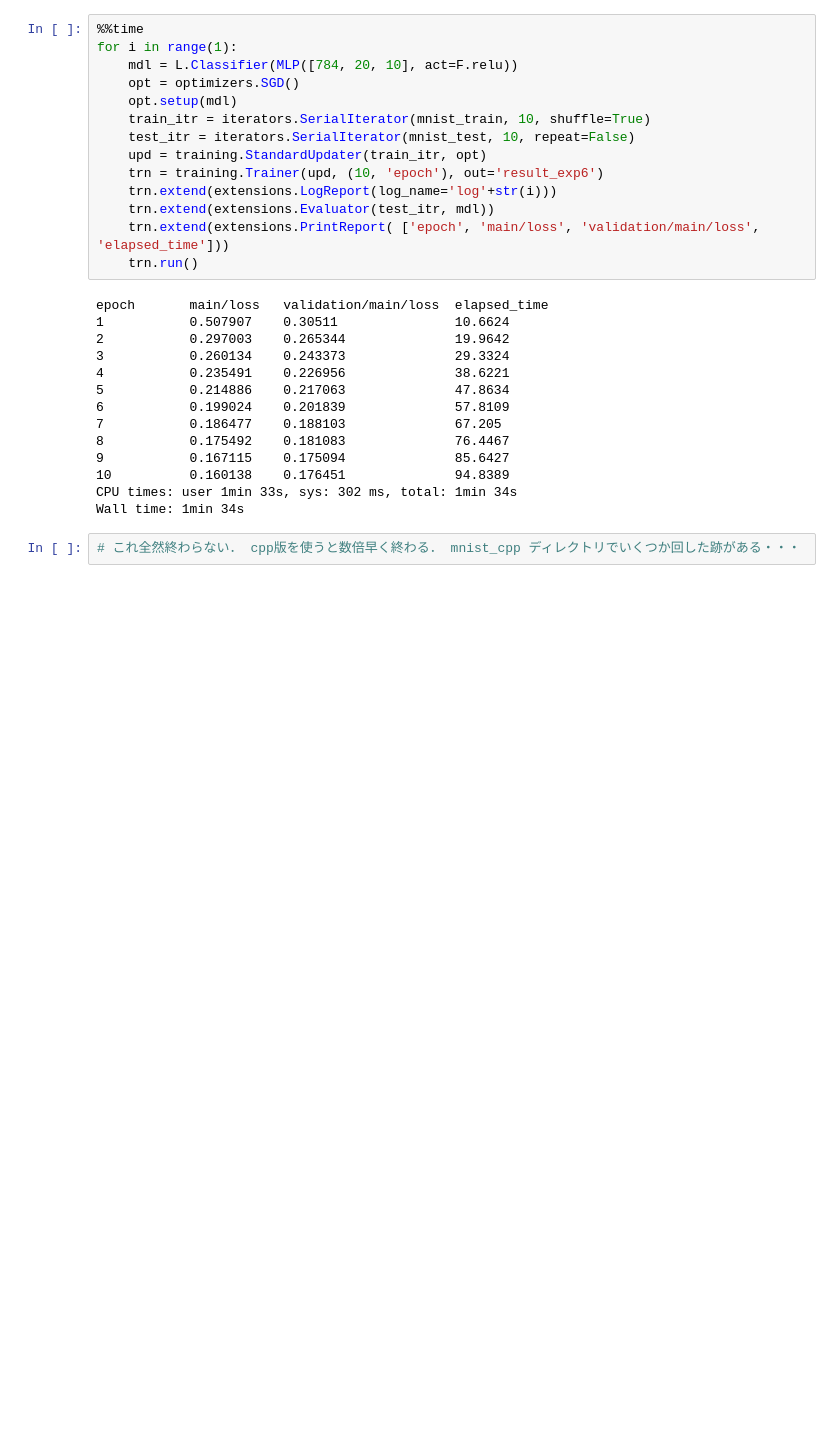
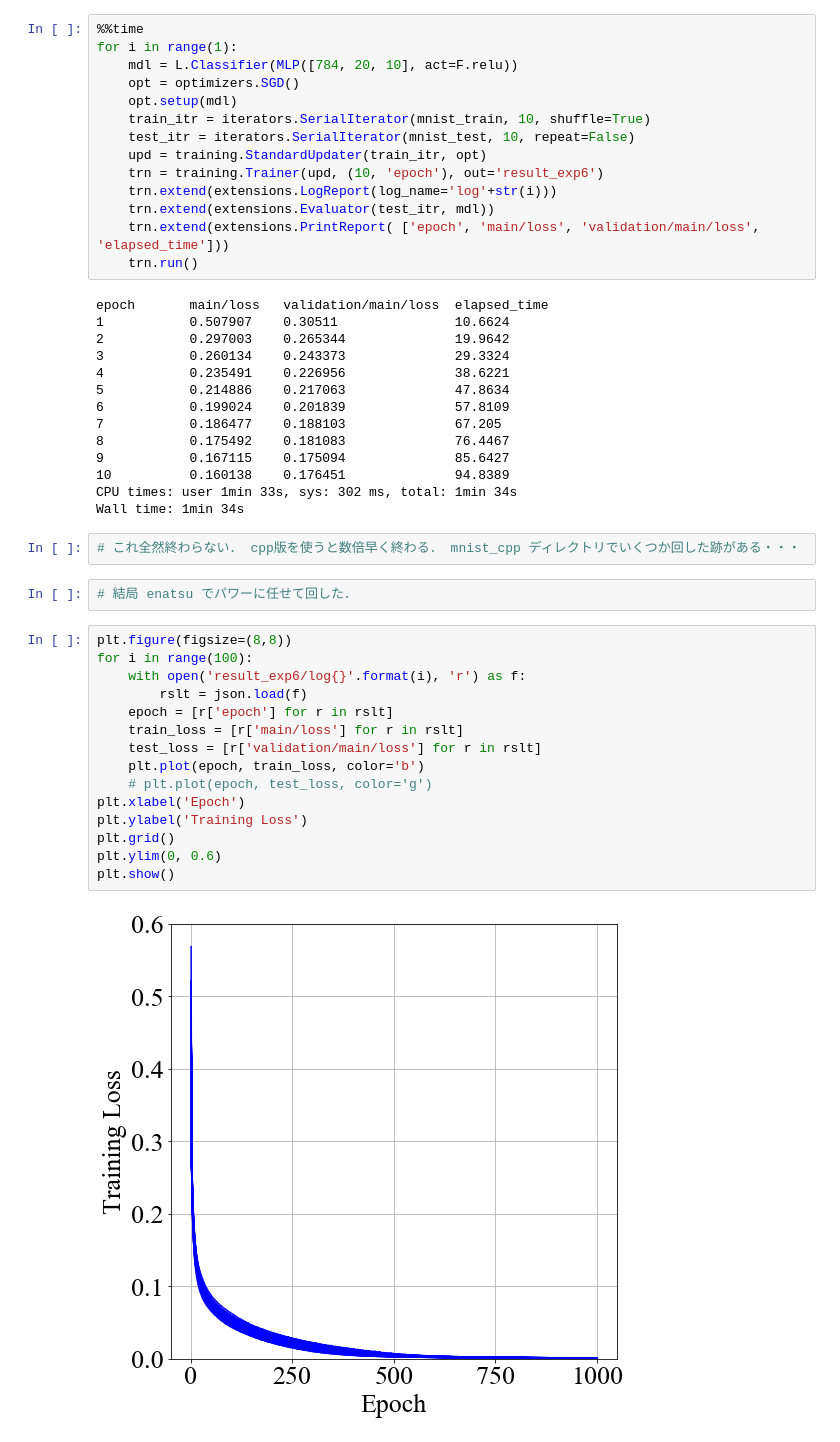
Before and after one commit to yos1up/data-dependence-of-plateau, a Jupyter notebook: iris_with_deep_learning.ipynb, the cells around one changed output. Drawn from its saved outputs; the diff is of its cells as text; blank space fills up the shorter version.

```diff
--- a/iris_with_deep_learning.ipynb
+++ b/iris_with_deep_learning.ipynb
@@ -967,3 +967,22 @@ CPU times: user 1min 33s, sys: 302 ms, total: 1min 34s
 Wall time: 1min 34s
 # %%
 # これ全然終わらない． cpp版を使うと数倍早く終わる． mnist_cpp ディレクトリでいくつか回した跡がある・・・
+# %%
+# 結局 enatsu でパワーに任せて回した．
+# %%
+plt.figure(figsize=(8,8))
+for i in range(100):
+    with open('result_exp6/log{}'.format(i), 'r') as f:
+        rslt = json.load(f)
+    epoch = [r['epoch'] for r in rslt]
+    train_loss = [r['main/loss'] for r in rslt]
+    test_loss = [r['validation/main/loss'] for r in rslt]
+    plt.plot(epoch, train_loss, color='b')
+    # plt.plot(epoch, test_loss, color='g')
+plt.xlabel('Epoch')
+plt.ylabel('Training Loss')
+plt.grid()
+plt.ylim(0, 0.6)
+plt.show()
+# %% [output]
+[figure, added]
```
Also changed, not shown: 2 other files.
